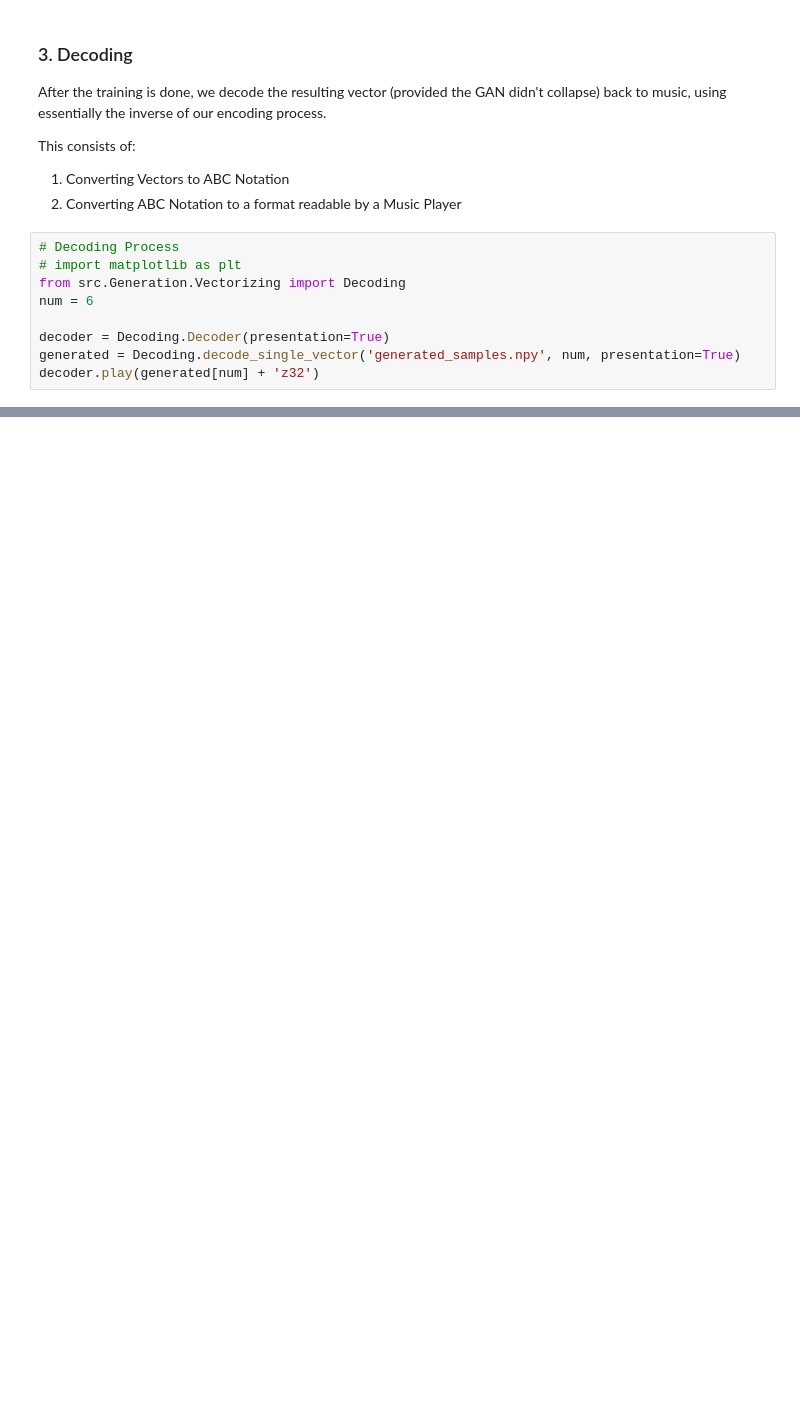
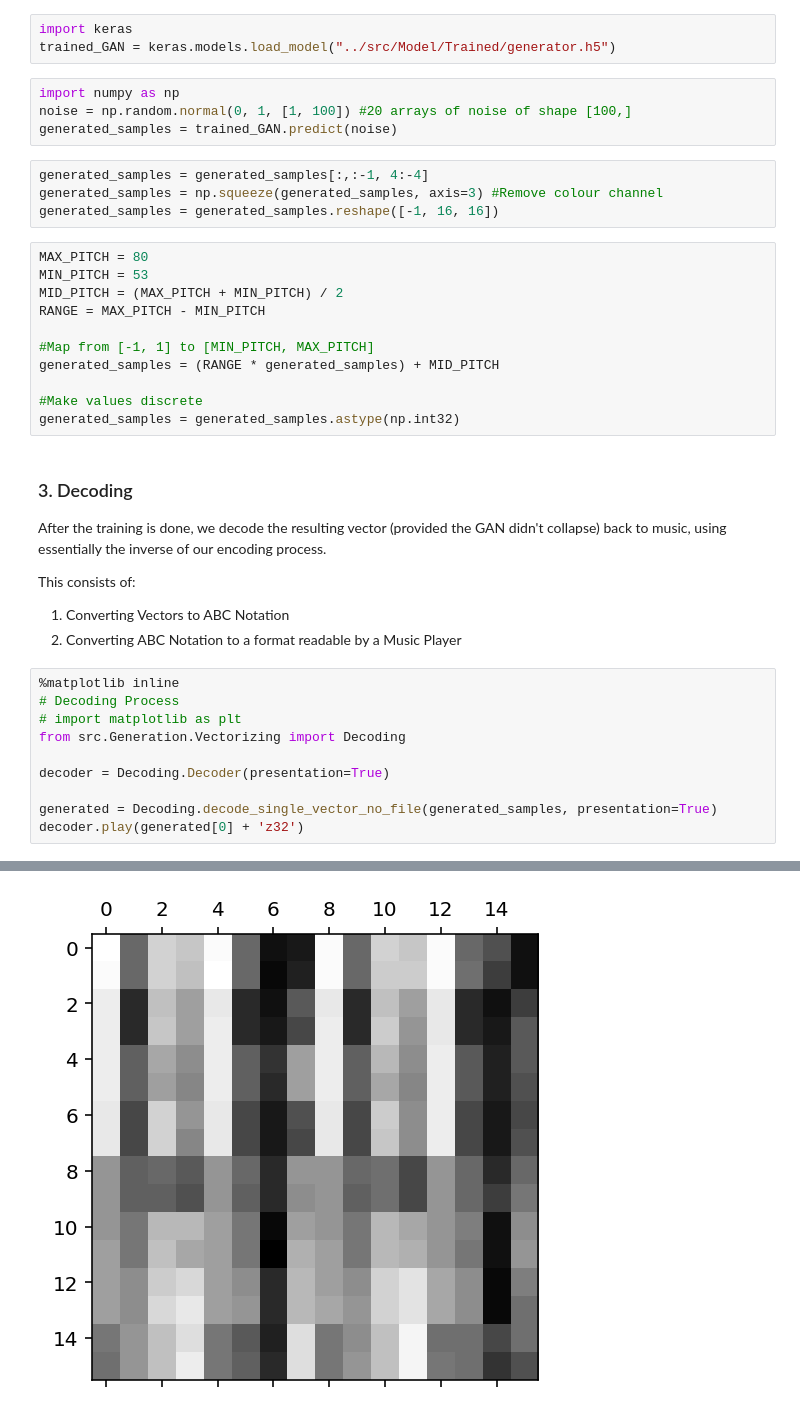
Before and after one commit to vin-nag/GANs-n-reels, a Jupyter notebook: Documentation/Ensemble.ipynb, the cells around one changed output, grey strips where cells are left out. Drawn from its saved outputs; the diff is of its cells as text; blank space fills up the shorter version.

Commit message:
added "presentation mode", so running Ensemble notebook file in presentation mode prints output from various other places, to make the presentation more dynamic.

```diff
--- a/Documentation/Ensemble.ipynb
+++ b/Documentation/Ensemble.ipynb
@@ -67,3 +68,25 @@ paddedData = np.pad(data, [[16,16]], mode='wrap') #pad bottom of image once, and
+# %%
+import keras
+trained_GAN = keras.models.load_model("../src/Model/Trained/generator.h5")
+# %%
+import numpy as np
+noise = np.random.normal(0, 1, [1, 100]) #20 arrays of noise of shape [100,]
+generated_samples = trained_GAN.predict(noise)
+# %%
+generated_samples = generated_samples[:,:-1, 4:-4]
+generated_samples = np.squeeze(generated_samples, axis=3) #Remove colour channel
+generated_samples = generated_samples.reshape([-1, 16, 16])
+# %%
+MAX_PITCH = 80
+MIN_PITCH = 53
+MID_PITCH = (MAX_PITCH + MIN_PITCH) / 2
+RANGE = MAX_PITCH - MIN_PITCH
+
+#Map from [-1, 1] to [MIN_PITCH, MAX_PITCH]
+generated_samples = (RANGE * generated_samples) + MID_PITCH
+
+#Make values discrete
+generated_samples = generated_samples.astype(np.int32)
 # %% [markdown]
 ### 3. Decoding ###
 
@@ -73,11 +96,13 @@ This consists of:
 1. Converting Vectors to ABC Notation
 2. Converting ABC Notation to a format readable by a Music Player
 # %%
+%matplotlib inline
 # Decoding Process
 # import matplotlib as plt
 from src.Generation.Vectorizing import Decoding
-num = 6
 
 decoder = Decoding.Decoder(presentation=True)
-generated = Decoding.decode_single_vector('generated_samples.npy', num, presentation=True)
-decoder.play(generated[num] + 'z32')
+
+generated = Decoding.decode_single_vector_no_file(generated_samples, presentation=True)
+decoder.play(generated[0] + 'z32')
+# %% [output]
@@ -83,0 +126 @@ decoder.play(generated[num] + 'z32')
+[figure, added]
```
Also changed, not shown: parts of 7 cells of this notebook, 11 other files.
